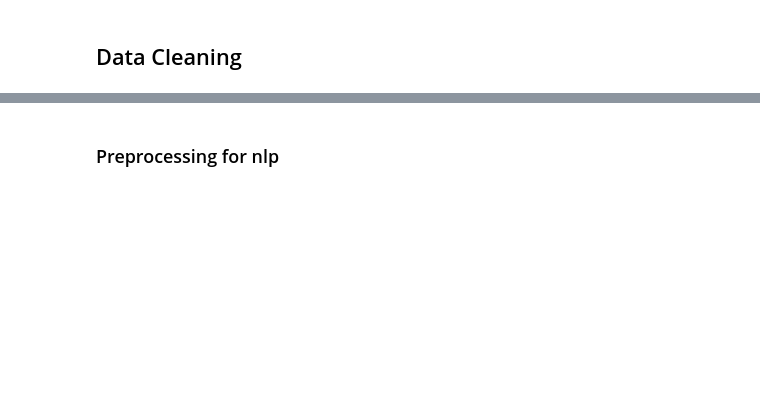
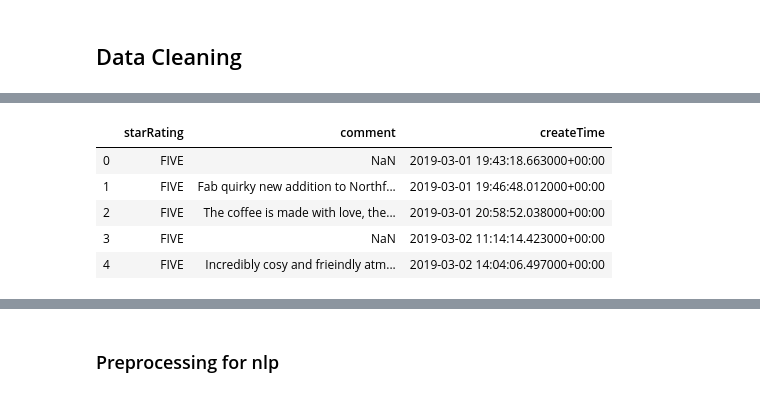
Before and after one commit to algakovic/element_coffee_review_analysis, a Jupyter notebook: transformers_sentiment_analysis.ipynb, the cells around one changed output, grey strips where cells are left out. Cells and saved outputs as stored; diff of their text form; code cells hidden in the pictures; blank space fills up the shorter version.

```diff
--- a/transformers_sentiment_analysis.ipynb
+++ b/transformers_sentiment_analysis.ipynb
@@ -136,0 +123,9 @@ df
+# %%
+df.head()
+# %% [output]
+|  | starRating | comment | createTime |
+| 0 | FIVE | NaN | 2019-03-01 19:43:18.663000+00:00 |
+| 1 | FIVE | Fab quirky new addition to Northf... | 2019-03-01 19:46:48.012000+00:00 |
+| 2 | FIVE | The coffee is made with love, the... | 2019-03-01 20:58:52.038000+00:00 |
+| 3 | FIVE | NaN | 2019-03-02 11:14:14.423000+00:00 |
+| 4 | FIVE | Incredibly cosy and frieindly atm... | 2019-03-02 14:04:06.497000+00:00 |
```
Also changed, not shown: parts of 21 cells of this notebook.
